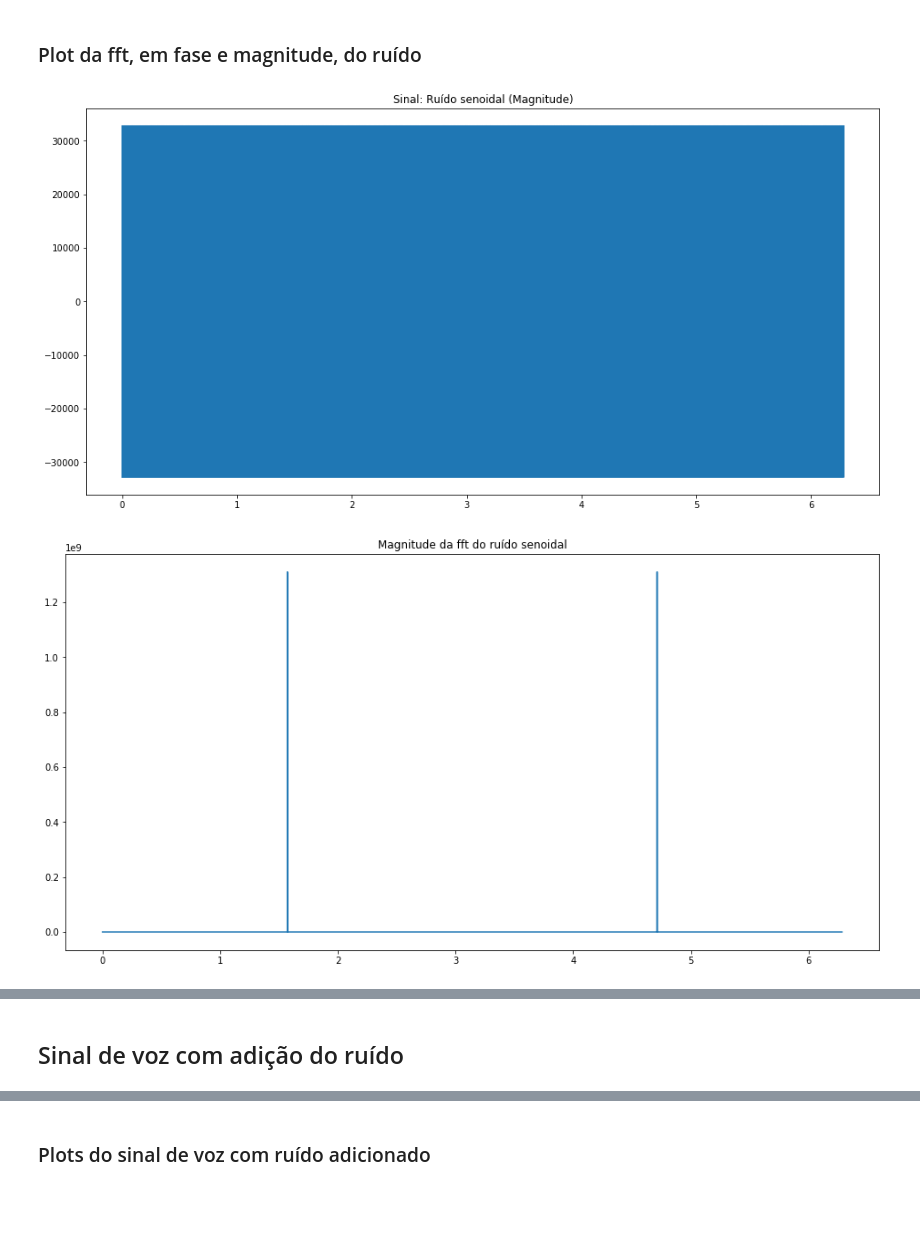
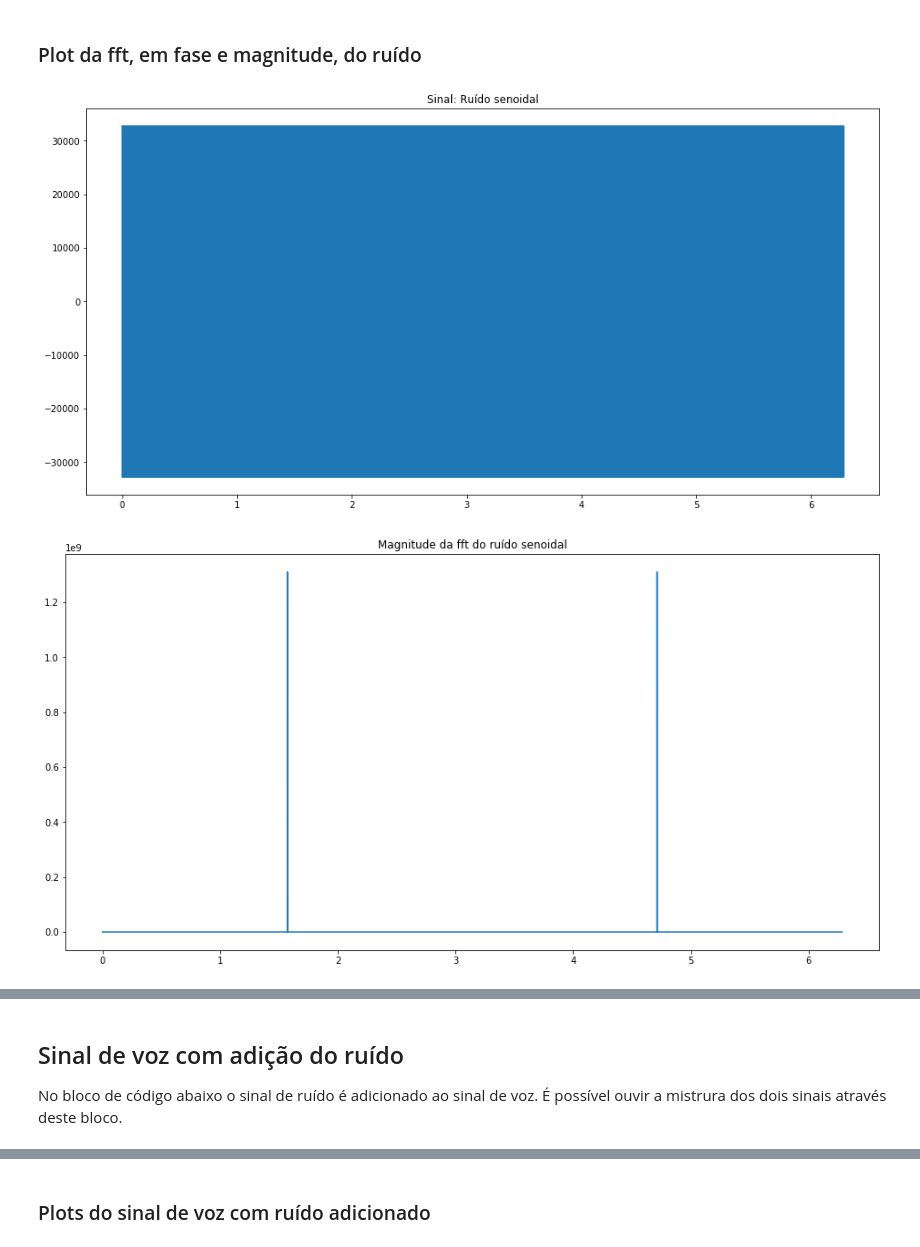
Before and after one commit to ruteee/ConvolucaoFrequencia, a Jupyter notebook: Trabalho pds.ipynb, the cells around one changed output, grey strips where cells are left out. Cells and saved outputs as stored; diff of their text form; code cells hidden in the pictures; blank space fills up the shorter version.

```diff
--- a/Trabalho pds.ipynb
+++ b/Trabalho pds.ipynb
@@ -315,8 +336,8 @@ plot(np.angle(h_jw), "Fase do Filtro", np.linspace(0,2*np.pi, len(h)))
 
 O áudio de voz, foi gravado através do *software* audacity e o ruído senoidal com $f = 2kHz$, foi gerado pelo mesmo software a uma taxa de $8kHz$. Posteriormente estes audios foram importados como mostra o trecho de código abaixo.
 # %%
-fs, data_rute = wavfile.read('voz_de_rute.wav')
-fs, data_ruido = wavfile.read('ruido.wav')
+fs, data_rute = wavfile.read('Audios/voz_de_rute.wav')
+fs, data_ruido = wavfile.read('Audios/ruido.wav')
 # %% [markdown]
 ## Áudio original da voz do autor
 
@@ -350,15 +371,17 @@ ipd.Audio(data_ruido, rate=8000)
 # %%
 fft_ruido = np.fft.fft(data_ruido)
 
-plot(np.absolute(data_ruido), 'Sinal: Ruído senoidal (Magnitude)',np.linspace(0,2*np.pi, len(data_ruido)))
+plot(np.real(data_ruido), 'Sinal: Ruído senoidal',np.linspace(0,2*np.pi, len(data_ruido)))
 plot(np.absolute(fft_ruido), 'Magnitude da fft do ruído senoidal',np.linspace(0,2*np.pi, len(fft_ruido)))
 plot(np.angle(fft_ruido), 'Fase do fft da ruído senoidal',np.linspace(0,2*np.pi, len(fft_ruido)))
 # %% [output]
-[figure, old version]
+[figure, new version]
 [figure]
 [figure]
-# %% [markdown]
-## Sinal de voz com adição do ruído
+# %% [markdown]
+## Sinal de voz com adição do ruído
+
+No bloco de código abaixo o sinal de ruído é adicionado ao sinal de voz. É possível ouvir a mistrura dos dois sinais através deste bloco.
 # %%
 voz_com_ruido = data_rute+0.1*data_ruido
 ipd.Audio(voz_com_ruido, rate=8000)
```
Also changed, not shown: parts of 43 cells of this notebook, 7 other files.
